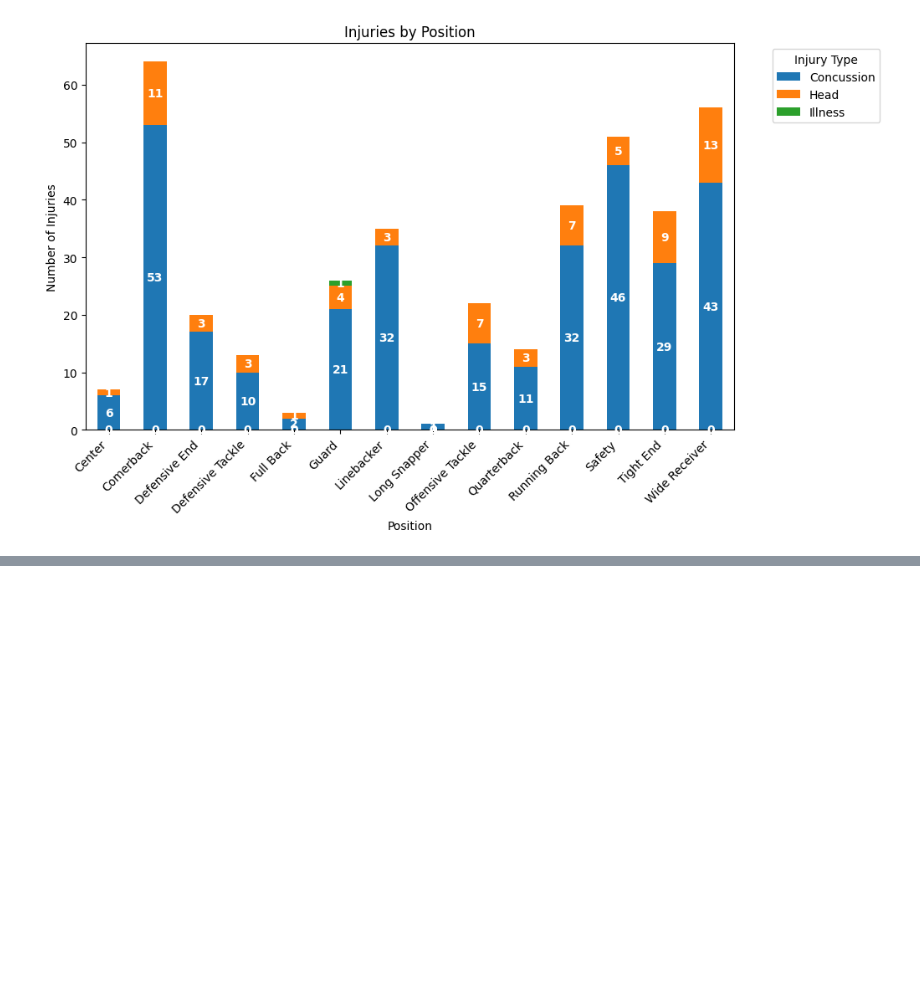
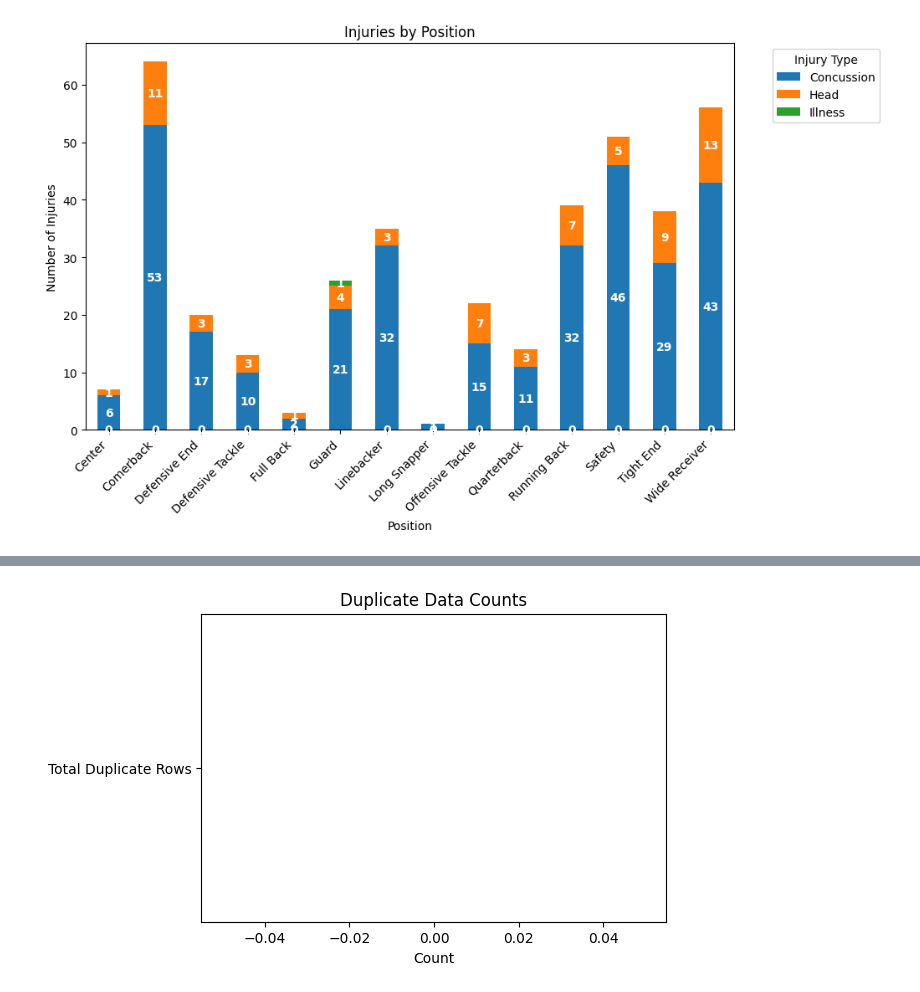
Before and after one commit to cwmckee91/dx699, a Jupyter notebook: 2025-spring-B2/ModB2-Week2-McKee-Chris.ipynb, the cells around one changed output, grey strips where cells are left out. Drawn from its saved outputs; the diff is of its cells as text; code cells hidden in the pictures; blank space fills up the shorter version.

```diff
--- a/2025-spring-B2/ModB2-Week2-McKee-Chris.ipynb
+++ b/2025-spring-B2/ModB2-Week2-McKee-Chris.ipynb
@@ -254,0 +341,14 @@ Another git test
+# %%
+import matplotlib.pyplot as plt
+
+# Calculate duplicate counts
+duplicate_rows = merged_df.duplicated().sum()
+
+# Plot duplicate summary
+plt.figure(figsize=(6, 4))
+plt.barh(["Total Duplicate Rows"], [duplicate_rows], color="blue")
+plt.title("Duplicate Data Counts")
+plt.xlabel("Count")
+plt.show()
+# %% [output]
+[figure, added]
```
Also changed, not shown: parts of 36 cells of this notebook, 1 other file.
